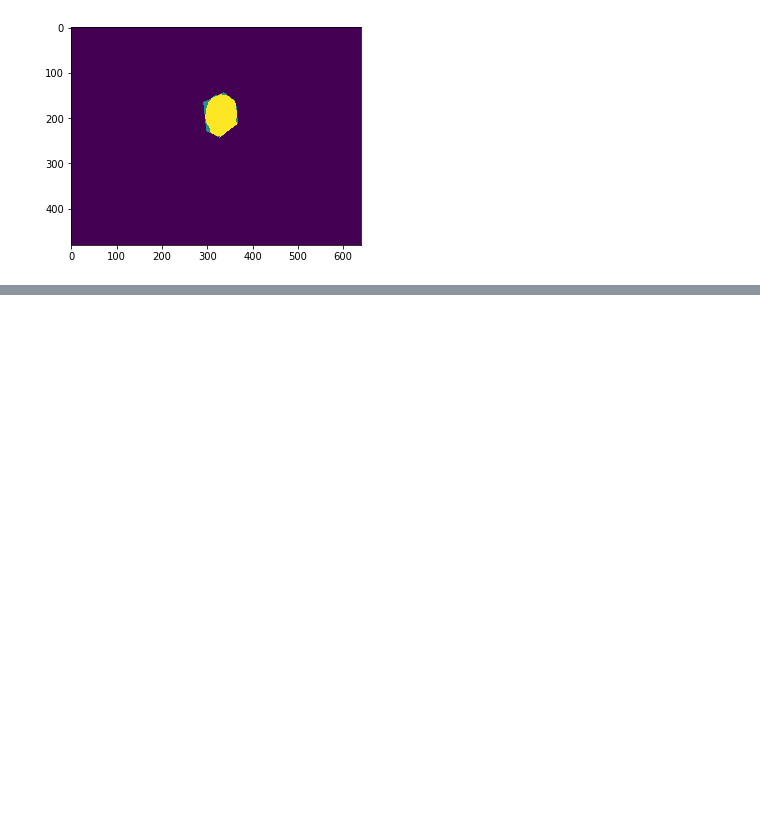
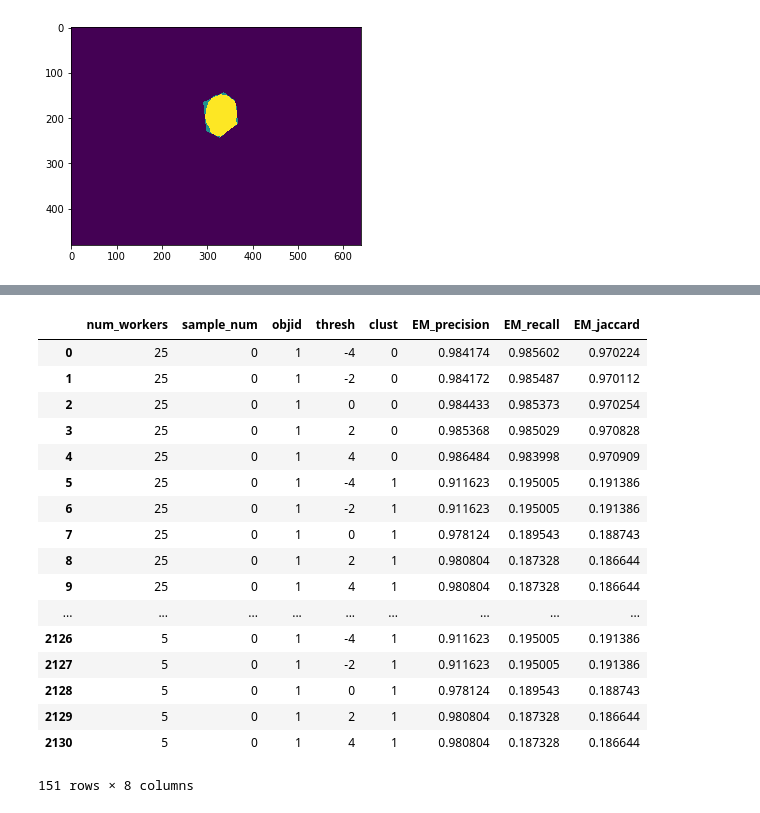
Before and after one commit to cognoscentai/segmentation, a Jupyter notebook: ipynb/spectral clustering pipeline incorporation.ipynb, the cells around one changed output, grey strips where cells are left out. Saved outputs shown, nothing was run; the diff lists cells and outputs as text; code cells hidden in the pictures; blank space fills up the shorter version.

```diff
--- a/ipynb/spectral clustering pipeline incorporation.ipynb
+++ b/ipynb/spectral clustering pipeline incorporation.ipynb
@@ -89,0 +226,23 @@ plt.imshow(f)
+# %%
+df= pd.read_csv("pixel_em/basic_ground_truth_full_PRJ_table1.csv")
+# %%
+df[df["clust"]!=-1]
+# %% [output]
+|  | num_workers | sample_num | objid | thresh | clust | EM_precision | EM_recall | EM_jaccard |
+| 0 | 25 | 0 | 1 | -4 | 0 | 0.984174 | 0.985602 | 0.970224 |
+| 1 | 25 | 0 | 1 | -2 | 0 | 0.984172 | 0.985487 | 0.970112 |
+| 2 | 25 | 0 | 1 | 0 | 0 | 0.984433 | 0.985373 | 0.970254 |
+| 3 | 25 | 0 | 1 | 2 | 0 | 0.985368 | 0.985029 | 0.970828 |
+| 4 | 25 | 0 | 1 | 4 | 0 | 0.986484 | 0.983998 | 0.970909 |
+| 5 | 25 | 0 | 1 | -4 | 1 | 0.911623 | 0.195005 | 0.191386 |
+| 6 | 25 | 0 | 1 | -2 | 1 | 0.911623 | 0.195005 | 0.191386 |
+| 7 | 25 | 0 | 1 | 0 | 1 | 0.978124 | 0.189543 | 0.188743 |
+| 8 | 25 | 0 | 1 | 2 | 1 | 0.980804 | 0.187328 | 0.186644 |
+| 9 | 25 | 0 | 1 | 4 | 1 | 0.980804 | 0.187328 | 0.186644 |
+| ... | ... | ... | ... | ... | ... | ... | ... | ... |
+| 2126 | 5 | 0 | 1 | -4 | 1 | 0.911623 | 0.195005 | 0.191386 |
+| 2127 | 5 | 0 | 1 | -2 | 1 | 0.911623 | 0.195005 | 0.191386 |
+| 2128 | 5 | 0 | 1 | 0 | 1 | 0.978124 | 0.189543 | 0.188743 |
+| 2129 | 5 | 0 | 1 | 2 | 1 | 0.980804 | 0.187328 | 0.186644 |
+| 2130 | 5 | 0 | 1 | 4 | 1 | 0.980804 | 0.187328 | 0.186644 |
+151 rows × 8 columns
```
Also changed, not shown: parts of 7 cells of this notebook, 3 other files.
